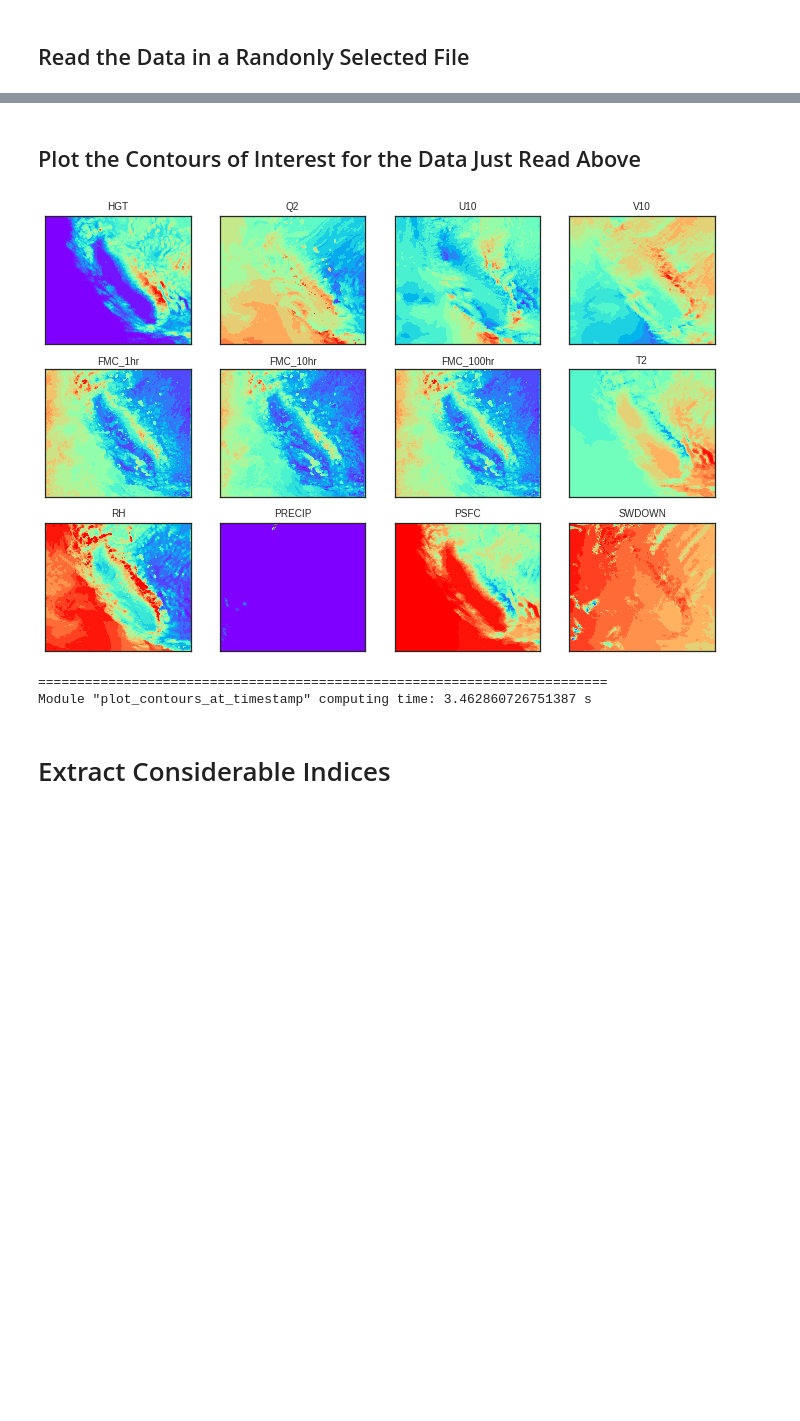
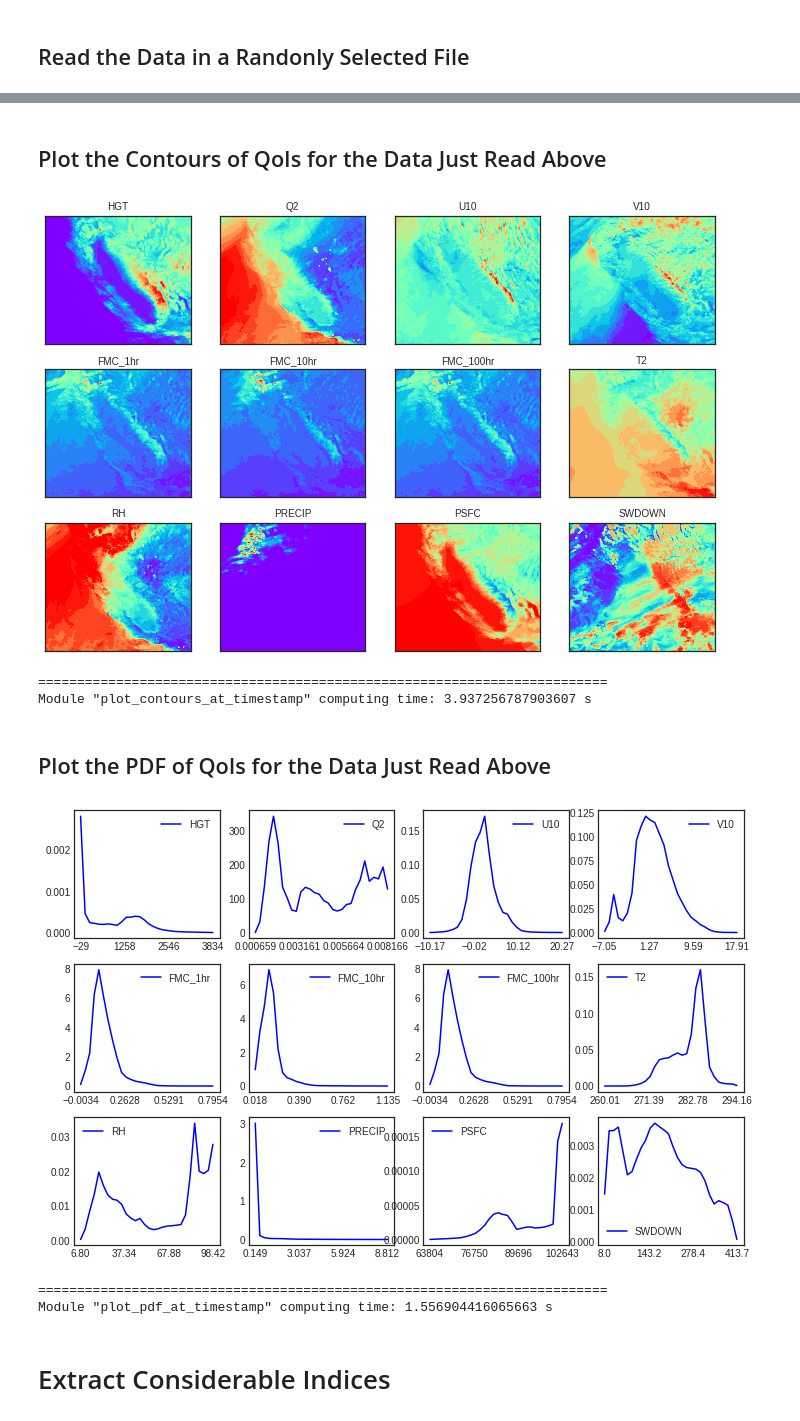
Before and after one commit to LLNL/MLAP, a Jupyter notebook: SJSU_Data_Proc/Extract_DFM_Reanalysis_Data.ipynb, the cells around one changed output, grey strips where cells are left out. Drawn from its saved outputs; the diff is of its cells as text; code cells hidden in the pictures; blank space fills up the shorter version.

Commit message:
Implement plotting PDFs of QoIs in a single data file

```diff
--- a/SJSU_Data_Proc/Extract_DFM_Reanalysis_Data.ipynb
+++ b/SJSU_Data_Proc/Extract_DFM_Reanalysis_Data.ipynb
@@ -184,2 +184,2 @@ Module "read_single_data_file" computing time: 0.10197192104533315 s
 # %% [markdown]
-## Plot the Contours of Interest for the Data Just Read Above
+## Plot the Contours of QoIs for the Data Just Read Above
@@ -186,13 +188,23 @@ Module "read_single_data_file" computing time: 0.10197192104533315 s
 # %%
 module_start_time = timer()
-qoi_to_plot = ['HGT', 'Q2', 'U10', 'V10', 'FMC_1hr', 'FMC_10hr', 'FMC_100hr', 'T2', 'RH', 'PRECIP', 'PSFC', 'SWDOWN']
 plot_contours_at_timestamp (data_at_timestamp, qoi_to_plot, extracted_data_loc)
 module_end_time = timer()
 print('Module "plot_contours_at_timestamp" computing time: {} s'.format(module_end_time - module_start_time))
 # %% [output]
-[figure, old version]
+[figure, new version]
 =========================================================================
-Module "plot_contours_at_timestamp" computing time: 3.462860726751387 s
+Module "plot_contours_at_timestamp" computing time: 3.937256787903607 s
+# %% [markdown]
+## Plot the PDF of QoIs for the Data Just Read Above
+# %%
+module_start_time = timer()
+plot_pdf_at_timestamp (data_at_timestamp, qoi_to_plot, extracted_data_loc)
+module_end_time = timer()
+print('Module "plot_pdf_at_timestamp" computing time: {} s'.format(module_end_time - module_start_time))
+# %% [output]
+[figure, added]
+=========================================================================
+Module "plot_pdf_at_timestamp" computing time: 1.556904416065663 s
 # %% [markdown]
 # Extract Considerable Indices
 # %%
```
Also changed, not shown: parts of 12 cells of this notebook, 1 other file.
